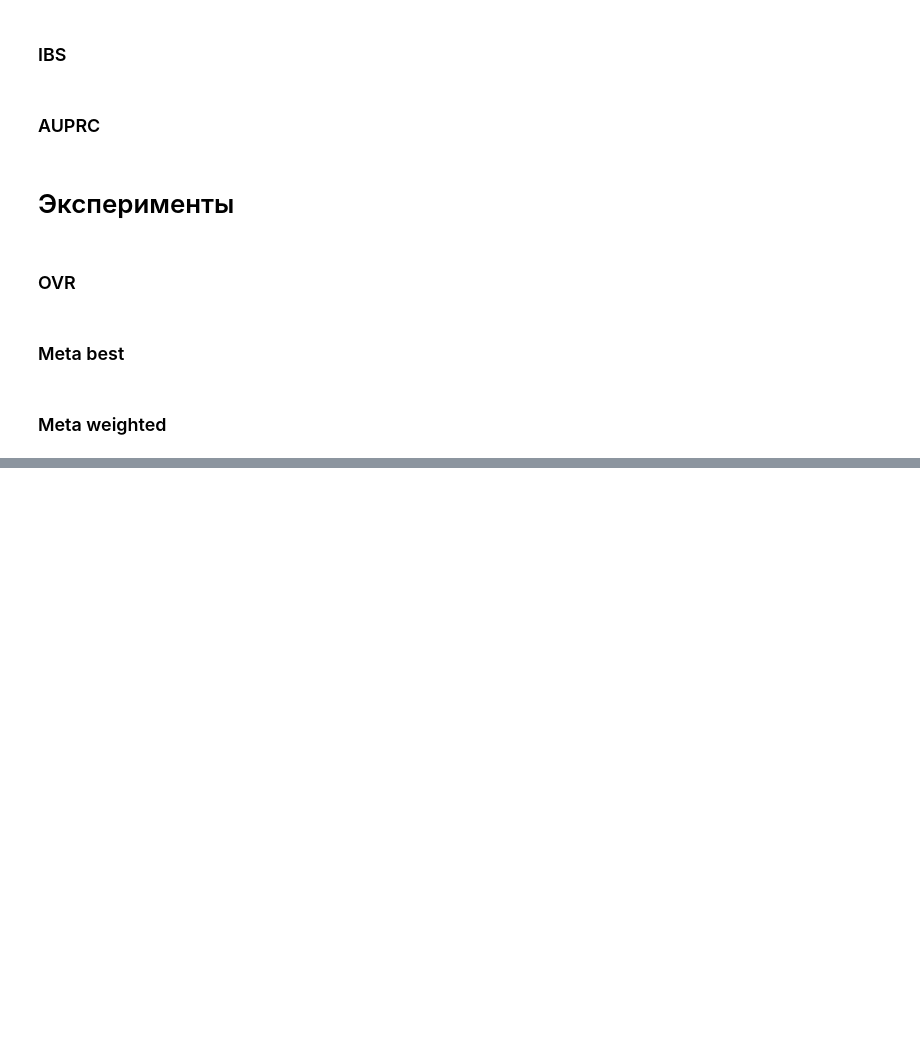
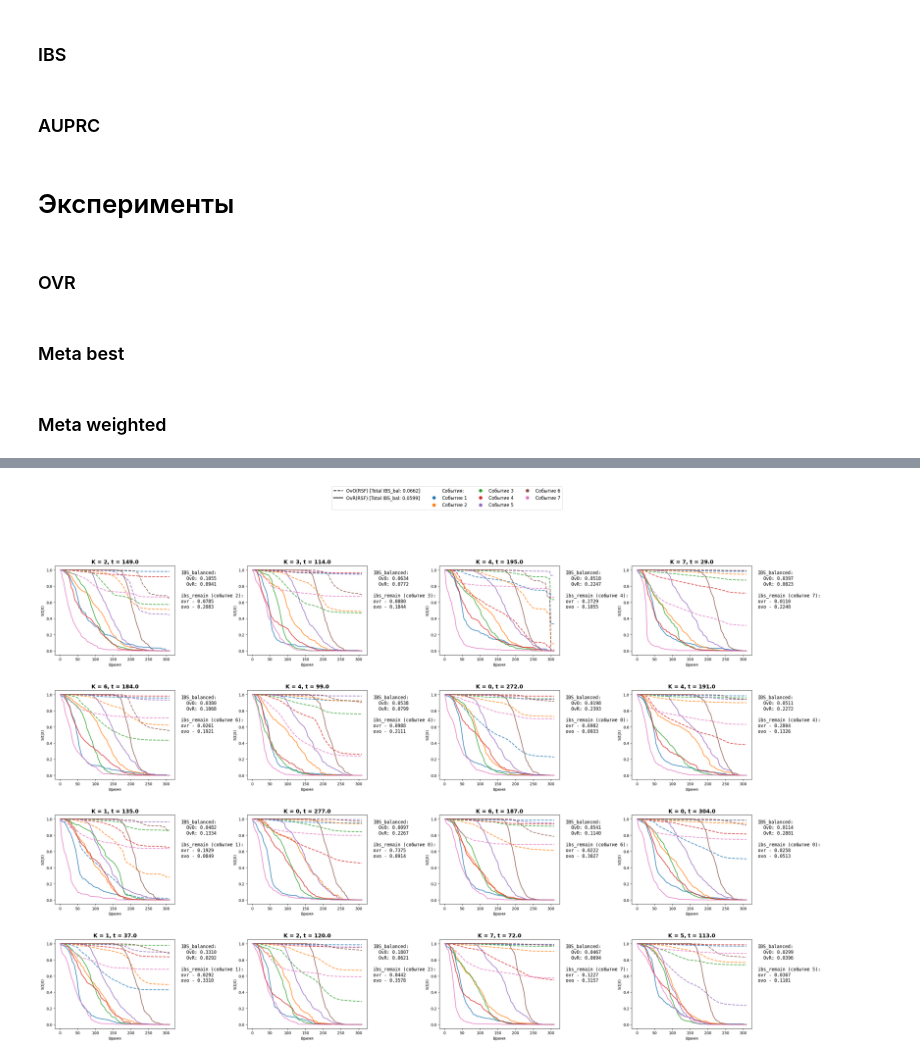
Before and after one commit to Irma-5/ms-system, a Jupyter notebook: SA_competrisk.ipynb, the cells around one changed output, grey strips where cells are left out. Cells and saved outputs as stored; diff of their text form; code cells hidden in the pictures; blank space fills up the shorter version.

```diff
--- a/SA_competrisk.ipynb
+++ b/SA_competrisk.ipynb
@@ -903,0 +1254,11 @@ df_auc
+# %%
+early_threshold = 0.99
+# %%
+# print("обучение OvO")
+sf_rsf_tree = fit_and_predict_tree(OvO(RandomSurvivalForest(n_jobs=-1, random_state=42)), x_train, y_train, x_test)
+preds_ovo = np.moveaxis(sf_rsf_tree, 2, 0)
+
+# print("обучение OvR")
+ovr_model = OvR(RandomSurvivalForest(n_jobs=-1, random_state=42), mode='single', early_threshold=early_threshold)
+ovr_model.fit(x_train, y_train)
+preds_ovr = ovr_model.predict(x_test)
@@ -903,0 +1273,41 @@ df_auc
+# %%
+colors = plt.cm.tab10.colors[:7]
+n_samples = preds_ovo.shape[1]
+np.random.seed(12)
+sample_indices = np.random.choice(n_samples, 16, replace=False)
+y_test_subset = y_test.iloc[sample_indices]
+preds_ovo_subset = preds_ovo[:, sample_indices, :]
+preds_ovr_subset = preds_ovr[:, sample_indices, :]
+total_ovo_bal = float(ibs_remain_crk_balanced(get_y_arr_int(y_train), get_y_arr_int(y_test_subset), preds_ovo_subset, TIME_GRID))
+total_ovr_bal = float(ibs_remain_crk_balanced(get_y_arr_int(y_train), get_y_arr_int(y_test_subset), preds_ovr_subset, TIME_GRID))
+fig, axes = plt.subplots(4, 4, figsize=(32, 20))
+axes = axes.flatten()
+for i, idx in enumerate(sample_indices):
+    ax = axes[i]
+    true_k = int(y_test.iloc[idx]['event'])
+    true_t = y_test.iloc[idx]['duration']
+    y_test_single = y_test.iloc[[idx]]
+    preds_ovo_single = preds_ovo[:, [idx], :]
+    preds_ovr_single = preds_ovr[:, [idx], :]
+    ovo_ibs_bal = float(ibs_remain_crk_balanced(get_y_arr_int(y_train), get_y_arr_int(y_test_single), preds_ovo_single, TIME_GRID))
+    ovr_ibs_bal = float(ibs_remain_crk_balanced(get_y_arr_int(y_train), get_y_arr_int(y_test_single), preds_ovr_single, TIME_GRID))
+    ovo_ibs = float(ibs_remain(get_y_self_event(y_train, [true_k]), get_y_self_event(y_test_single, [true_k]), preds_ovo_single[true_k-1, ...], times=TIME_GRID, axis=-1))
+    ovr_ibs = float(ibs_remain(get_y_self_event(y_train, [true_k]), get_y_self_event(y_test_single, [true_k]), preds_ovr_single[true_k-1, ...], times=TIME_GRID, axis=-1))
+    for event_idx in range(7):
+        c = colors[event_idx]
+        ax.plot(TIME_GRID, preds_ovo[event_idx, idx, :], linestyle='--', color=c, alpha=0.8, linewidth=2)
+        ax.plot(TIME_GRID, preds_ovr[event_idx, idx, :], linestyle='-', color=c, alpha=0.8, linewidth=2)
+    ax.set_title(f'K = {true_k}, t = {true_t:.1f}', fontsize=14, fontweight='bold')
+    ax.set_ylim(-0.05, 1.05)
+    ax.set_xlabel('Время')
+    ax.set_ylabel('S(t|X)')
+    text_str = f"IBS_balanced:\n  OvO: {ovo_ibs_bal:.4f}\n  OvR: {ovr_ibs_bal:.4f}\n\nibs_remain (событие {true_k}):\novr - {ovr_ibs:.4f}\novo - {ovo_ibs:.4f}"
+    ax.text(1.05, 0.95, text_str, transform=ax.transAxes, fontsize=12, verticalalignment='top', fontfamily='monospace')
+legend_elements = [Line2D([0], [0], color='black', lw=2, linestyle='--', label=f'OvO(RSF) [Total IBS_bal: {total_ovo_bal:.4f}]'), Line2D([0], [0], color='black', lw=2, linestyle='-', label=f'OvR(RSF) [Total IBS_bal: {total_ovr_bal:.4f}]'), Line2D([0], [0], marker='none', linestyle='none', label=''), Line2D([0], [0], marker='none', linestyle='none', label='События:')]
+for e in range(7):
+    legend_elements.append(Line2D([0], [0], marker='o', color='w', label=f'Событие {e+1}', markerfacecolor=colors[e], markersize=10))
+fig.legend(handles=legend_elements, loc='upper center', bbox_to_anchor=(0.5, 1.05), ncol=4, fontsize=12, frameon=True)
+plt.subplots_adjust(top=0.90, bottom=0.05, left=0.05, right=0.85, wspace=0.6, hspace=0.4)
+plt.show()
+# %% [output]
+[figure, added]
```
Also changed, not shown: parts of 12 cells of this notebook.
